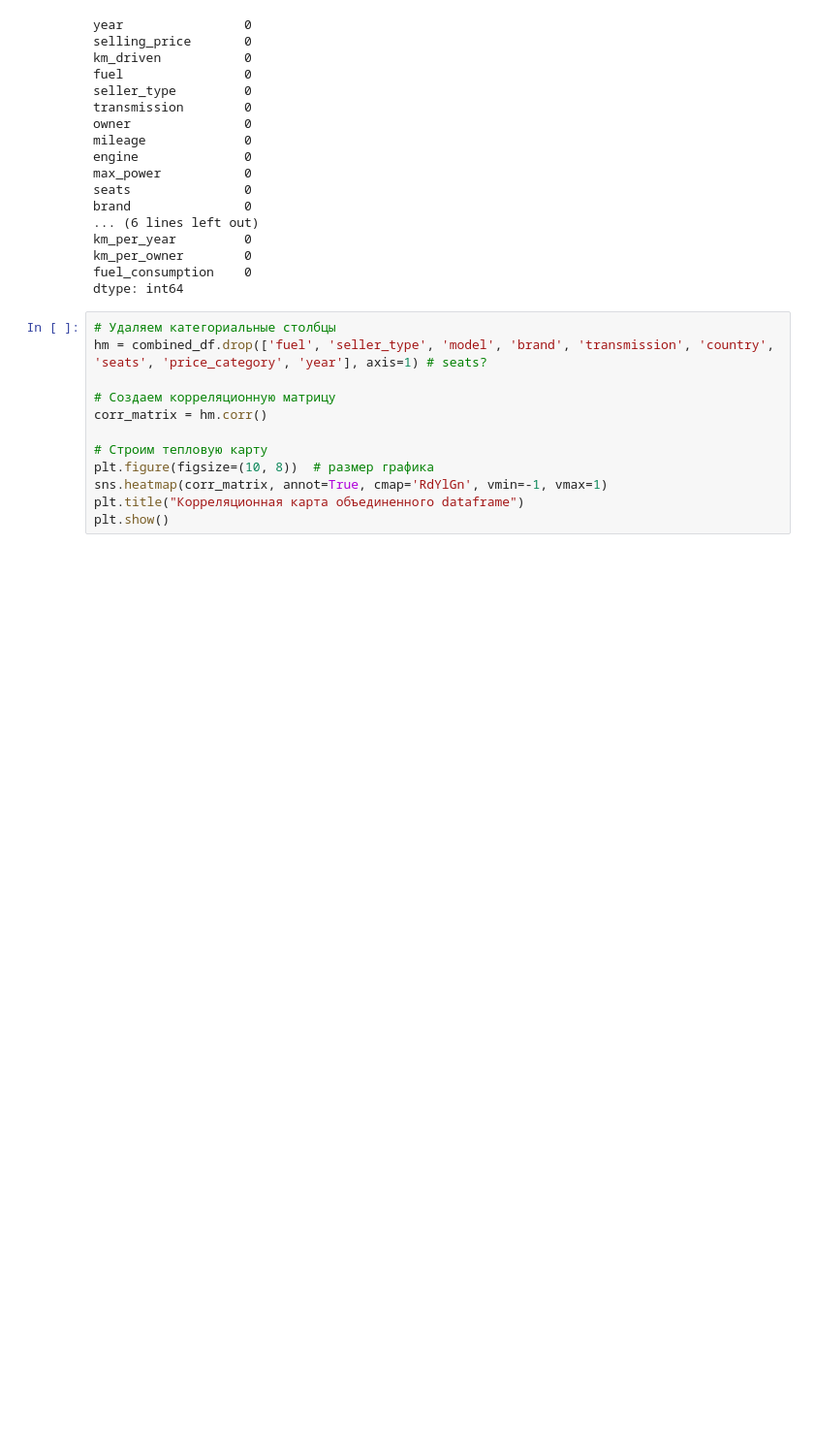
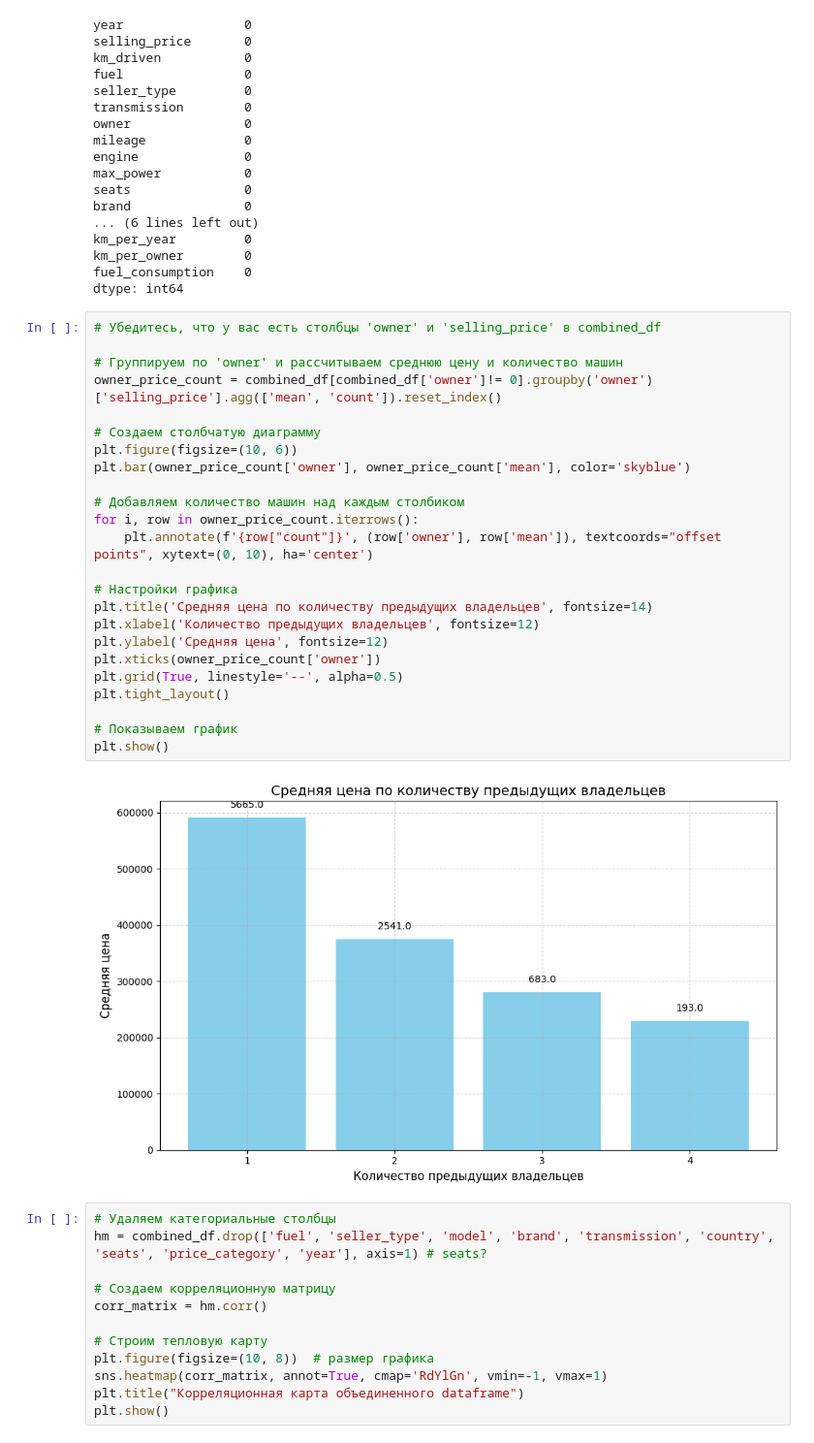
Before and after one commit to LlirikOknessu/tpu-8e22-ML-course, a Jupyter notebook: Mischenkov_N/data/EDA_cars.ipynb, the cells around one changed output. Shown at 97% size. Drawn from its saved outputs; the diff is of its cells as text; blank space fills up the shorter version.

```diff
--- a/Mischenkov_N/data/EDA_cars.ipynb
+++ b/Mischenkov_N/data/EDA_cars.ipynb
@@ -931,6 +929,32 @@ km_per_year         0
 km_per_owner        0
 fuel_consumption    0
 dtype: int64
+# %%
+# Убедитесь, что у вас есть столбцы 'owner' и 'selling_price' в combined_df
+
+# Группируем по 'owner' и рассчитываем среднюю цену и количество машин
+owner_price_count = combined_df[combined_df['owner']!= 0].groupby('owner')['selling_price'].agg(['mean', 'count']).reset_index()
+
+# Создаем столбчатую диаграмму
+plt.figure(figsize=(10, 6))
+plt.bar(owner_price_count['owner'], owner_price_count['mean'], color='skyblue')
+
+# Добавляем количество машин над каждым столбиком
+for i, row in owner_price_count.iterrows():
+    plt.annotate(f'{row["count"]}', (row['owner'], row['mean']), textcoords="offset points", xytext=(0, 10), ha='center')
+
+# Настройки графика
+plt.title('Средняя цена по количеству предыдущих владельцев', fontsize=14)
+plt.xlabel('Количество предыдущих владельцев', fontsize=12)
+plt.ylabel('Средняя цена', fontsize=12)
+plt.xticks(owner_price_count['owner'])
+plt.grid(True, linestyle='--', alpha=0.5)
+plt.tight_layout()
+
+# Показываем график
+plt.show()
+# %% [output]
+[figure, added]
 # %%
 # Удаляем категориальные столбцы
 hm = combined_df.drop(['fuel', 'seller_type', 'model', 'brand', 'transmission', 'country', 'seats', 'price_category', 'year'], axis=1) # seats?
```
Also changed, not shown: parts of 4 cells of this notebook, 16 other files.
